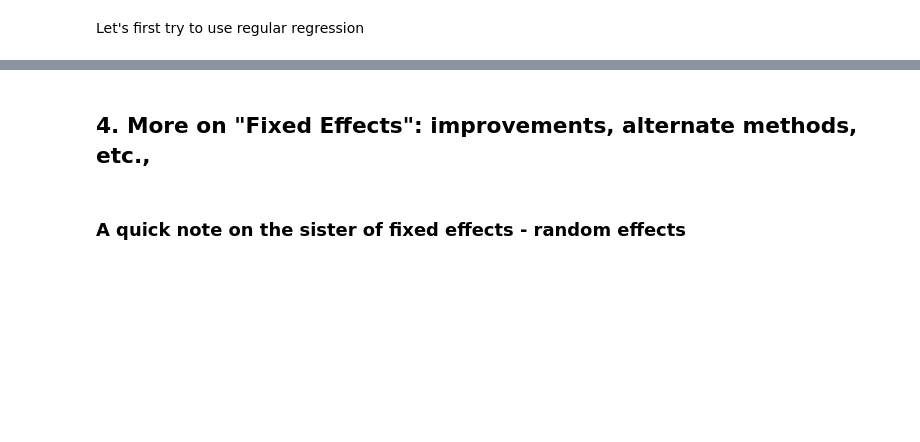
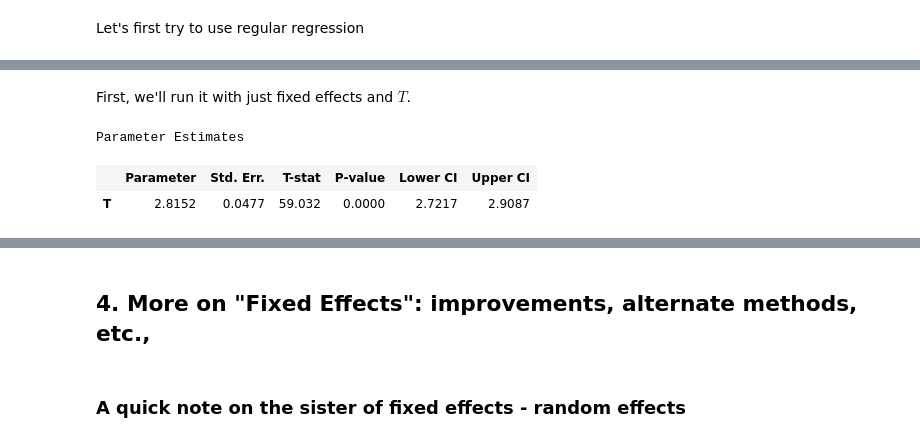
Before and after one commit to kideokkwon/observational-causal-inference-simulation, a Jupyter notebook: fixedeffects.ipynb, the cells around one changed output, grey strips where cells are left out. Saved outputs shown, nothing was run; the diff lists cells and outputs as text; code cells hidden in the pictures; blank space fills up the shorter version.

```diff
--- a/fixedeffects.ipynb
+++ b/fixedeffects.ipynb
@@ -302,0 +337,13 @@ We see here how even though we didn't include $\alpha_i$ into our model, our tre
+# %% [markdown]
+First, we'll run it with just fixed effects and $T$.
+# %%
+p_fe = PanelOLS(dependent=paneldf['Y'],
+                exog=paneldf['T'],
+                entity_effects=True,
+                time_effects=False
+                ).fit(cov_type='clustered',cluster_entity=True)
+p_fe.summary.tables[1]
+# %% [output]
+Parameter Estimates
+|  | Parameter | Std. Err. | T-stat | P-value | Lower CI | Upper CI |
+| T | 2.8152 | 0.0477 | 59.032 | 0.0000 | 2.7217 | 2.9087 |
```
Also changed, not shown: parts of 13 cells of this notebook.
